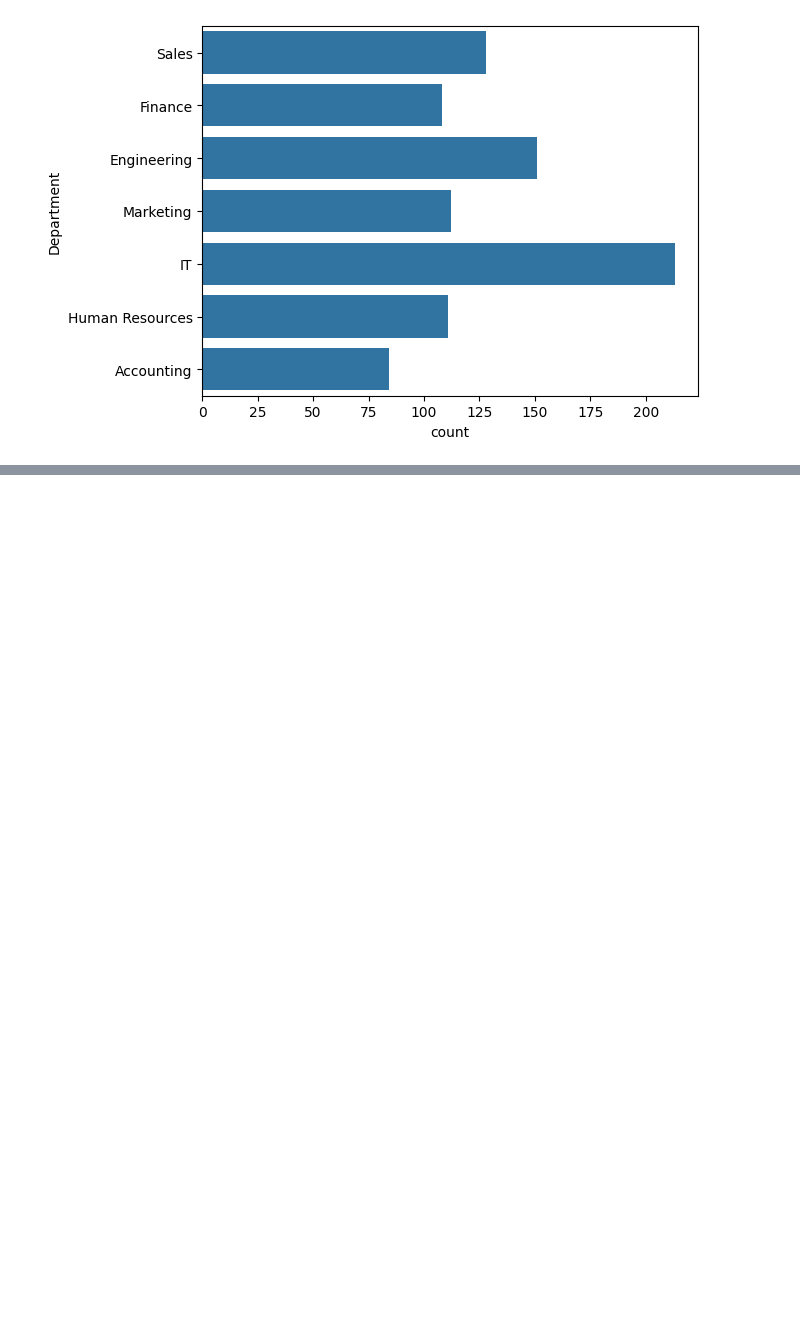
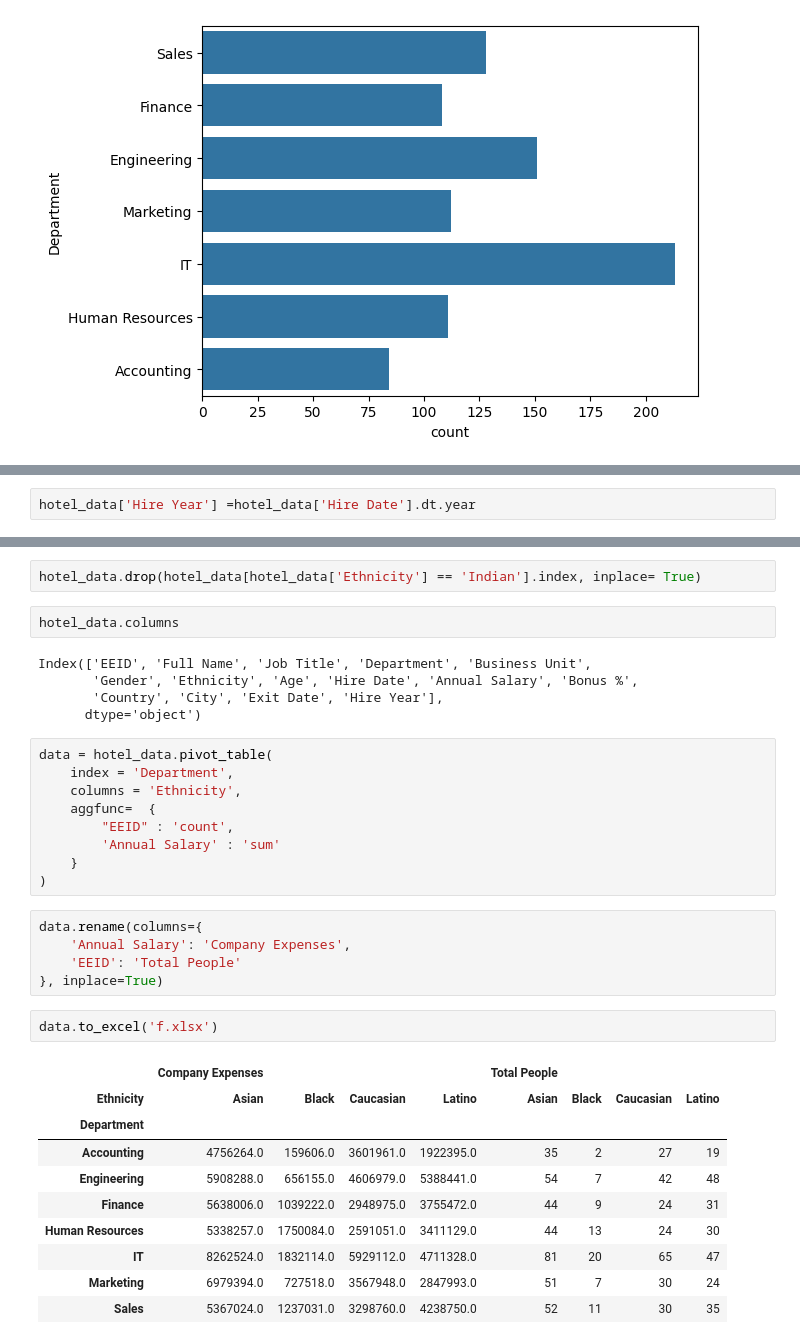
Before and after one commit to Bhawani0038/pandas-tutorial, a Jupyter notebook: new.ipynb, the cells around one changed output, grey strips where cells are left out. Drawn from its saved outputs; the diff is of its cells as text; blank space fills up the shorter version.

```diff
--- a/new.ipynb
+++ b/new.ipynb
@@ -224,0 +258,2 @@ hotel_data.head()
+# %%
+hotel_data['Hire Year'] =hotel_data['Hire Date'].dt.year
@@ -224,0 +289,36 @@ hotel_data.head()
+# %%
+hotel_data.drop(hotel_data[hotel_data['Ethnicity'] == 'Indian'].index, inplace= True)
+# %%
+hotel_data.columns
+# %% [output]
+Index(['EEID', 'Full Name', 'Job Title', 'Department', 'Business Unit',
+       'Gender', 'Ethnicity', 'Age', 'Hire Date', 'Annual Salary', 'Bonus %',
+       'Country', 'City', 'Exit Date', 'Hire Year'],
+      dtype='object')
+# %%
+data = hotel_data.pivot_table(
+    index = 'Department',
+    columns = 'Ethnicity',
+    aggfunc=  {
+        "EEID" : 'count',
+        'Annual Salary' : 'sum'
+    }
+)
+# %%
+data.rename(columns={
+    'Annual Salary': 'Company Expenses',
+    'EEID': 'Total People'
+}, inplace=True)
+# %%
+data.to_excel('f.xlsx')
+# %% [output]
+|  | Company Expenses |  |  |  | Total People |  |  |  |
+| Ethnicity | Asian | Black | Caucasian | Latino | Asian | Black | Caucasian | Latino |
+| Department |  |  |  |  |  |  |  |  |
+| Accounting | 4756264.0 | 159606.0 | 3601961.0 | 1922395.0 | 35 | 2 | 27 | 19 |
+| Engineering | 5908288.0 | 656155.0 | 4606979.0 | 5388441.0 | 54 | 7 | 42 | 48 |
+| Finance | 5638006.0 | 1039222.0 | 2948975.0 | 3755472.0 | 44 | 9 | 24 | 31 |
+| Human Resources | 5338257.0 | 1750084.0 | 2591051.0 | 3411129.0 | 44 | 13 | 24 | 30 |
+| IT | 8262524.0 | 1832114.0 | 5929112.0 | 4711328.0 | 81 | 20 | 65 | 47 |
+| Marketing | 6979394.0 | 727518.0 | 3567948.0 | 2847993.0 | 51 | 7 | 30 | 24 |
+| Sales | 5367024.0 | 1237031.0 | 3298760.0 | 4238750.0 | 52 | 11 | 30 | 35 |
```
Also changed, not shown: parts of 12 cells of this notebook, 2 other files.
